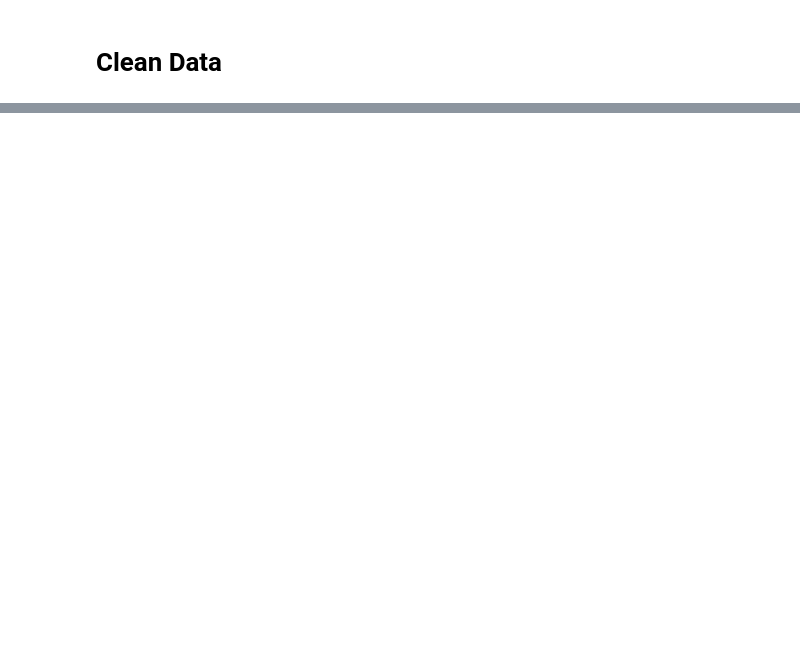
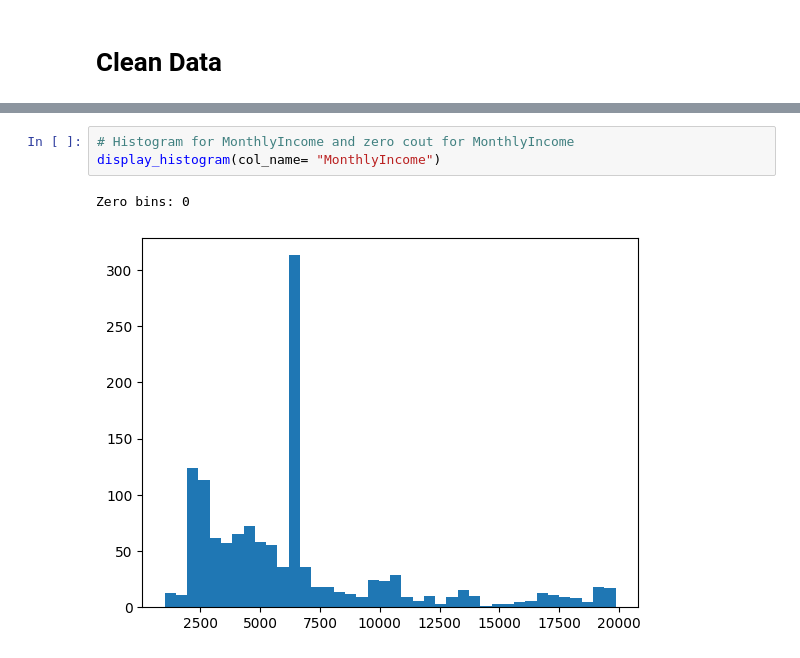
Before and after one commit to monmon173526/pattern-course, a Jupyter notebook: HW2/pattern_employee_attrition.ipynb, the cells around one changed output, grey strips where cells are left out. Drawn from its saved outputs; the diff is of its cells as text; blank space fills up the shorter version.

```diff
--- a/HW2/pattern_employee_attrition.ipynb
+++ b/HW2/pattern_employee_attrition.ipynb
@@ -53,0 +72,6 @@ plt.show()
+# %%
+# Histogram for MonthlyIncome and zero cout for MonthlyIncome
+display_histogram(col_name= "MonthlyIncome")
+# %% [output]
+Zero bins: 0
+[figure, added]
```
Also changed, not shown: parts of 57 cells of this notebook, 2 other files.
